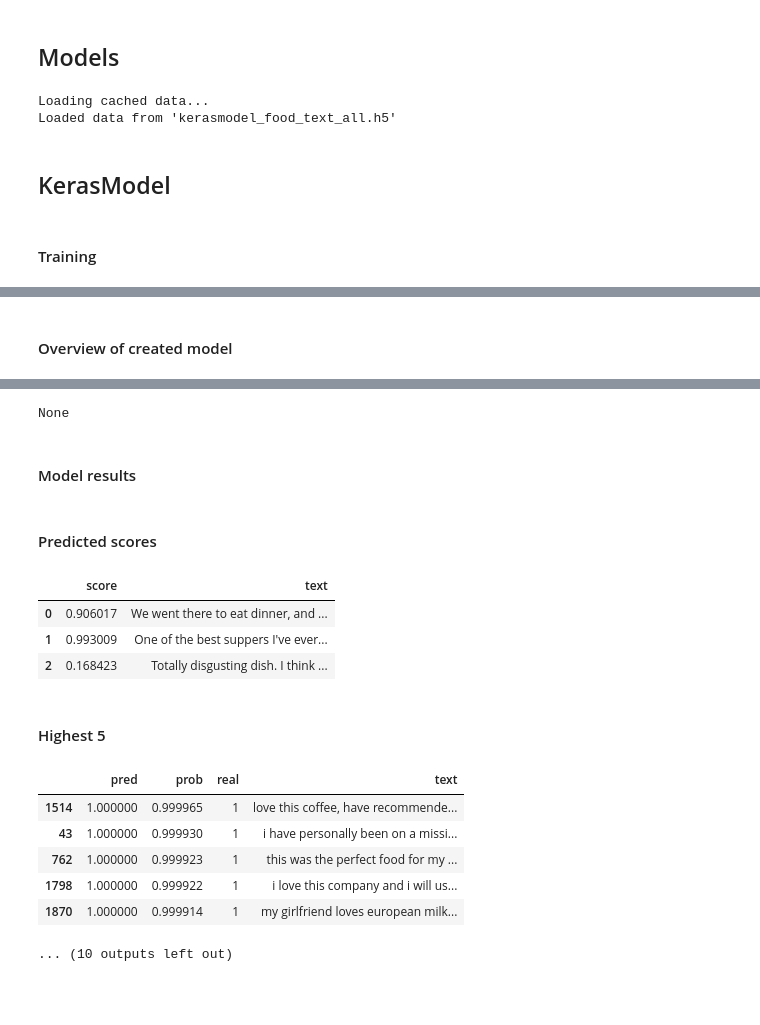
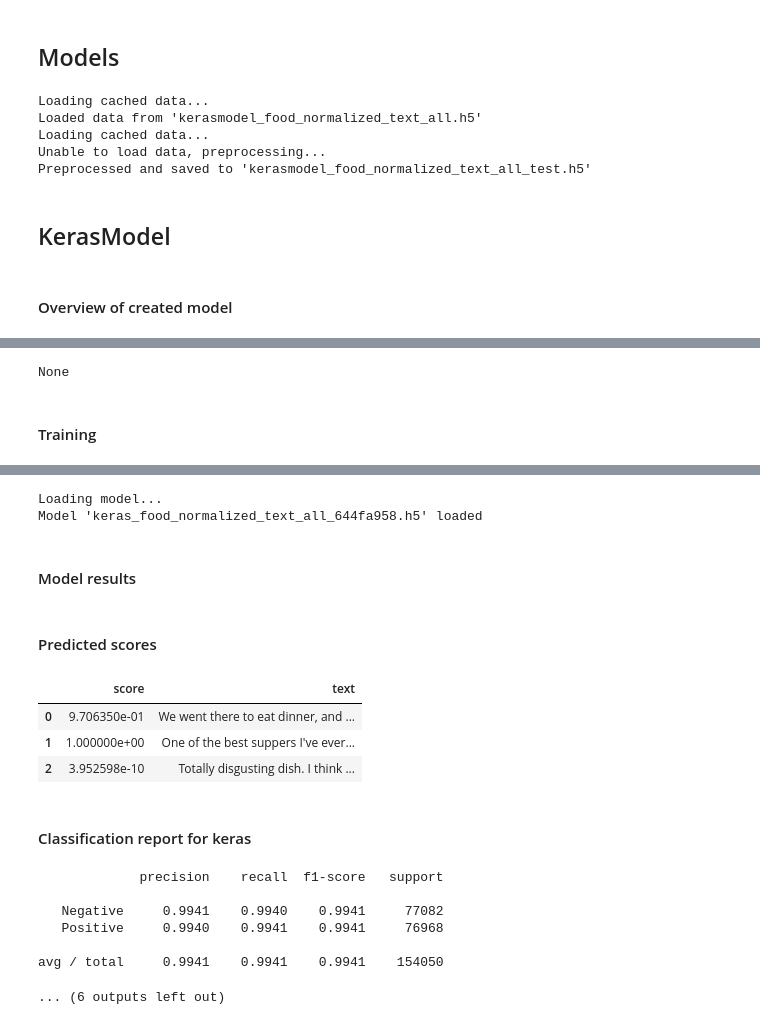
Before and after one commit to Valian/nlp-sentiment-analysis, a Jupyter notebook: src/text_sentiment_analysis_food.ipynb, the cells around one changed output, grey strips where cells are left out. Drawn from its saved outputs; the diff is of its cells as text; code cells hidden in the pictures; blank space fills up the shorter version.

Commit message:
new parameters

```diff
--- a/src/text_sentiment_analysis_food.ipynb
+++ b/src/text_sentiment_analysis_food.ipynb
@@ -23,7 +23,7 @@ MAX_WORDS_IN_SENTENCE = 200
 TEXT_COLUMN = "Text"
 LIMIT = -1
 SAVE_IN_STORE = True
-dataset_id = 'food_{}_{}'.format(TEXT_COLUMN.lower(), LIMIT if LIMIT > 0 else 'all')
+dataset_id = 'food_normalized_{}_{}'.format(TEXT_COLUMN.lower(), LIMIT if LIMIT > 0 else 'all')
 # %% [markdown]
 ## Data loading and preview
 # %% [markdown]
@@ -31,7 +31,8 @@ dataset_id = 'food_{}_{}'.format(TEXT_COLUMN.lower(), LIMIT if LIMIT > 0 else 'a
 # %%
 X, y = load_fine_food_reviews(limit=LIMIT, text_column=TEXT_COLUMN)
 
-test_count = min(2000, int(0.25 * len(X)))
+
+test_count = min(10000, int(0.25 * len(X)))
 X_train, X_test, y_train, y_test = train_test_split(X, y, test_size=test_count, random_state=42)
 # %% [markdown]
 ### Preview
@@ -113,42 +114,54 @@ input_samples = [
     "Totally disgusting dish. I think cook made this with his eyes closed"
 ]
 
-def train_model_and_display_results(model, X=X_train, y=y_train, **train_params):
+def train_model_and_display_results(model, X=X_train, y=y_train, Xt=X_test, yt=y_test, **train_params):
     display_markdown('## {}'.format(model.__class__.__name__), raw=True)
-    display_markdown('#### Training', raw=True)
-    model.load_or_train(X, y, **train_params)
 
     display_markdown("#### Overview of created model", raw=True)
     display(model.summary())
 
+    display_markdown('#### Training', raw=True)
+    model.load_or_train(X, y, **train_params)
+
     display_markdown('#### Model results', raw=True)
     display_example_predictions(model, input_samples)
-    return evaluate_and_report(model, X_test, y_test)
+    train_metrics, train_roc = evaluate_and_report(model, X, y, preprocessed=True)
+    test_metrics, test_roc = evaluate_and_report(model, Xt, yt, preprocessed=True)
+
+    return {
+        'test': {'metrics': test_metrics, 'roc': test_roc},
+        'train': {'metrics': train_metrics, 'roc': train_roc},
+    }
 # %%
 keras_model = models.KerasModel(
     nlp,
     dataset_id,
     max_words_in_sentence=MAX_WORDS_IN_SENTENCE,
-    epochs=5)
+    epochs=50,
+    id='tester2'
+)
 
 X_keras_preprocessed = get_preprocessed_data(keras_model, dataset_id, X_train)
+X_keras_test_preprocessed = get_preprocessed_data(keras_model, dataset_id + '_test', X_test)
 
-accuracy, y_pred_proba = train_model_and_display_results(keras_model, X_keras_preprocessed, preprocessed=True)
+data = train_model_and_display_results(
+    keras_model,
+    X=X_keras_preprocessed,
+    Xt=X_keras_test_preprocessed,
+    preprocessed=True
+)
 
 if SAVE_IN_STORE:
-    store.add_model(keras_model, "conv1d_food", "Food Reviews Conv1d", metadata={
-        'Y Test': [int(r[0]) for r in y_test],
-        'Y Pred Proba': [float(r) for r in y_pred_proba],
+    store.add_model(keras_model, "conv1d_food", "Food Reviews Conv1d", **data, metadata={
         'Dataset': 'Amazon Fine Food Reviews',
         'Training samples': len(X_train),
-        'Accuracy': accuracy,
         'Description': "1D Convolutional network defined using Keras and trained on a publicly-available dataset"
     })
-
-# we need memory for further processing
-del X_keras_preprocessed
 # %% [output]
 Loading cached data...
-Loaded data from 'kerasmodel_food_text_all.h5'
+Loaded data from 'kerasmodel_food_normalized_text_all.h5'
+Loading cached data...
+Unable to load data, preprocessing...
+Preprocessed and saved to 'kerasmodel_food_normalized_text_all_test.h5'
 ## KerasModel
-#### Training
+#### Overview of created model
@@ -157 +185,2 @@ Model 'keras_food_text_all_b3f214f0.h5' loaded
+None
-#### Overview of created model
+#### Training
@@ -175,15 +187,16 @@ _________________________________________________________________
-None
+Loading model...
+Model 'keras_food_normalized_text_all_644fa958.h5' loaded
 #### Model results
 #### Predicted scores
 |  | score | text |
-| 0 | 0.906017 | We went there to eat dinner, and ... |
-| 1 | 0.993009 | One of the best suppers I've ever... |
-| 2 | 0.168423 | Totally disgusting dish. I think ... |
+| 0 | 9.706350e-01 | We went there to eat dinner, and ... |
+| 1 | 1.000000e+00 | One of the best suppers I've ever... |
+| 2 | 3.952598e-10 | Totally disgusting dish. I think ... |
-#### Highest 5
+#### Classification report for keras
-|  | pred | prob | real | text |
-| 1514 | 1.000000 | 0.999965 | 1 | love this coffee, have recommende... |
-| 43 | 1.000000 | 0.999930 | 1 | i have personally been on a missi... |
-| 762 | 1.000000 | 0.999923 | 1 | this was the perfect food for my ... |
-| 1798 | 1.000000 | 0.999922 | 1 | i love this company and i will us... |
-| 1870 | 1.000000 | 0.999914 | 1 | my girlfriend loves european milk... |
-... (10 outputs left out)
+             precision    recall  f1-score   support
+
+   Negative     0.9941    0.9940    0.9941     77082
+   Positive     0.9940    0.9941    0.9941     76968
+
+avg / total     0.9941    0.9941    0.9941    154050
+... (6 outputs left out)
```
Also changed, not shown: parts of 16 cells of this notebook, 10 other files.
